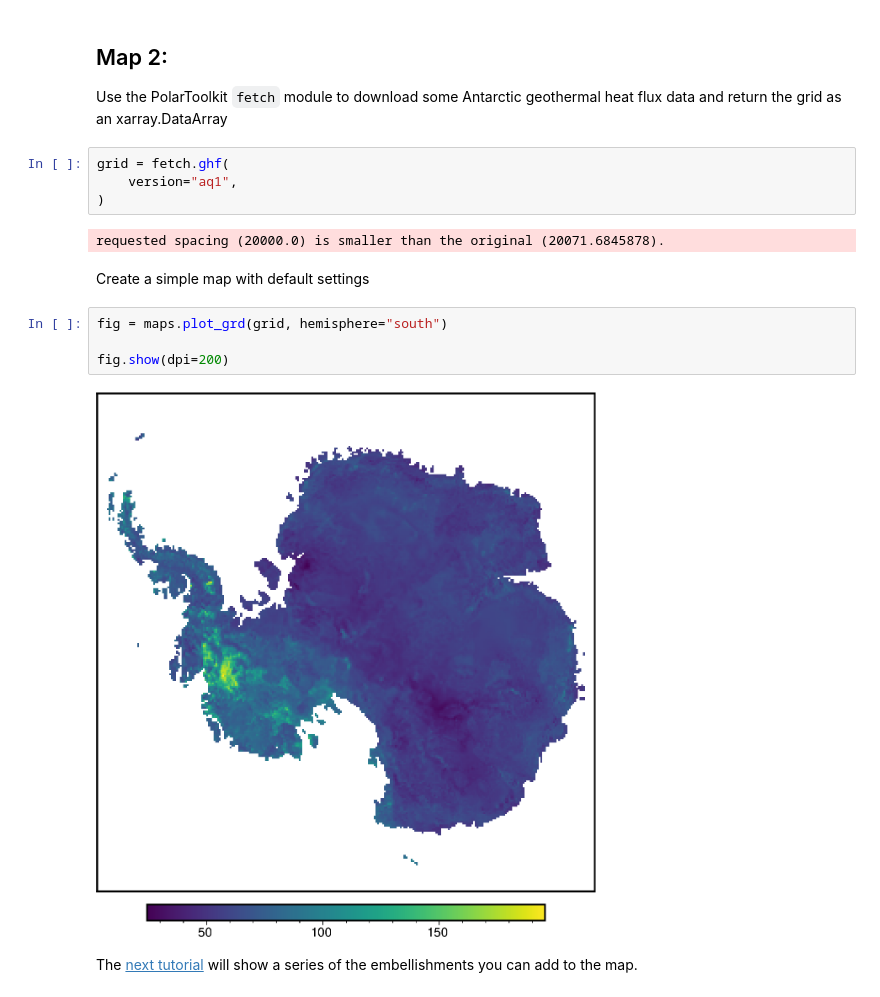
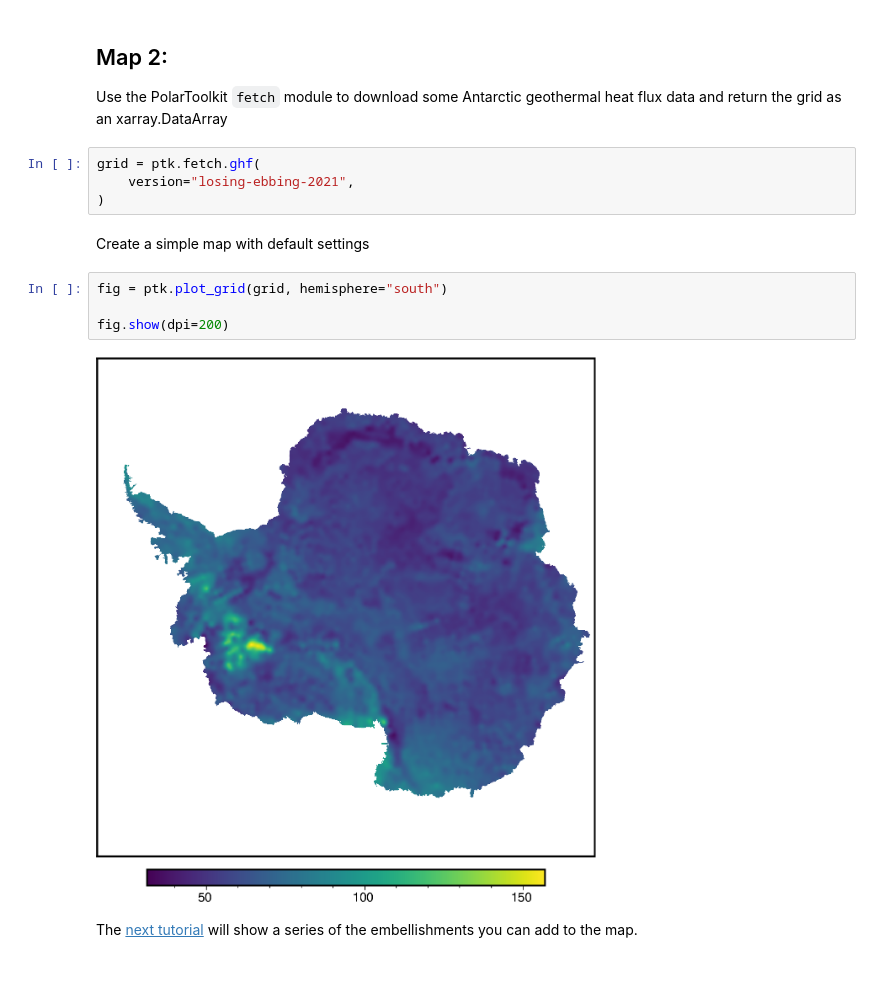
Before and after one commit to mdtanker/polartoolkit, a Jupyter notebook: docs/tutorial/03_simple_map.ipynb, the cells around one changed output. Drawn from its saved outputs; the diff is of its cells as text.

```diff
--- a/docs/tutorial/03_simple_map.ipynb
+++ b/docs/tutorial/03_simple_map.ipynb
@@ -22,18 +22,16 @@ fig.show(dpi=200)
 ## Map 2:
 Use the PolarToolkit `fetch` module to download some Antarctic geothermal heat flux data and return the grid as an xarray.DataArray
 # %%
-grid = fetch.ghf(
-    version="aq1",
+grid = ptk.fetch.ghf(
+    version="losing-ebbing-2021",
 )
-# %% [output]
-requested spacing (20000.0) is smaller than the original (20071.6845878).
 # %% [markdown]
 Create a simple map with default settings
 # %%
-fig = maps.plot_grd(grid, hemisphere="south")
+fig = ptk.plot_grid(grid, hemisphere="south")
 
 fig.show(dpi=200)
 # %% [output]
-[figure, old version]
+[figure, new version]
 # %% [markdown]
 The [next tutorial](04_map_features.ipynb) will show a series of the embellishments you can add to the map.
```
Also changed, not shown: parts of 3 cells of this notebook, 54 other files.
